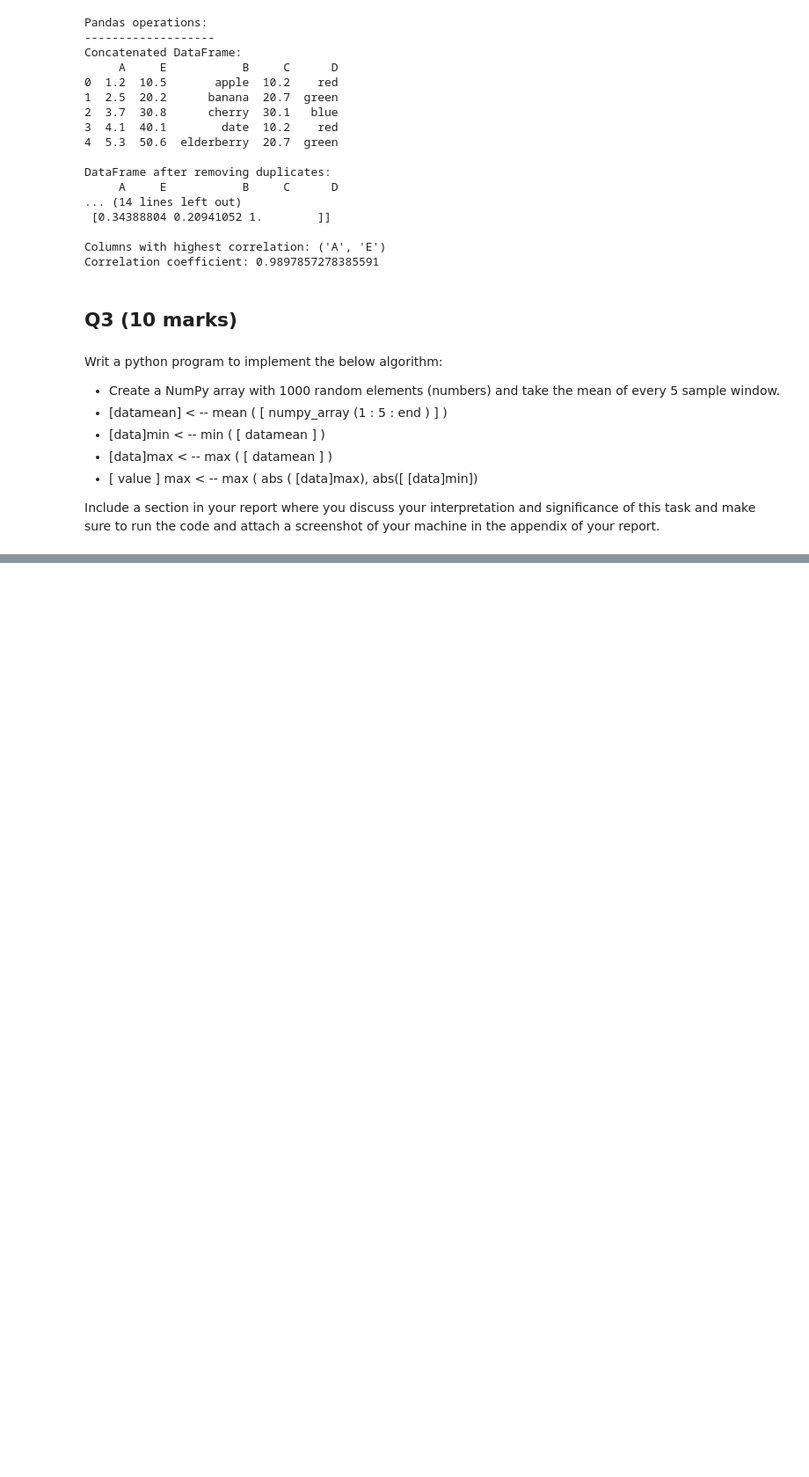
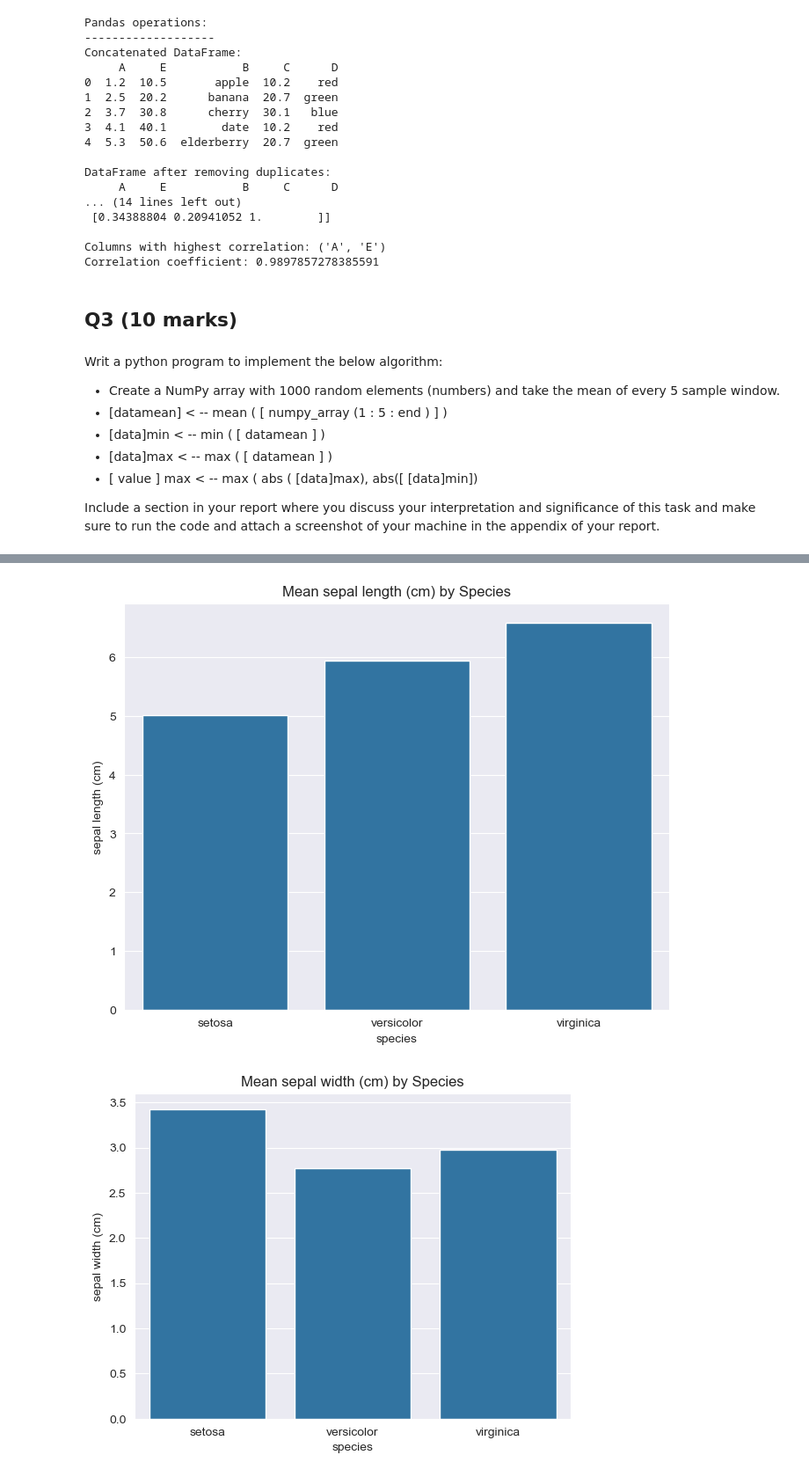
Before and after one commit to sba24130/sba24130---CA1--Programming-for-AI-, a Jupyter notebook: Assignment_1_Pgm.ipynb, the cells around one changed output, grey strips where cells are left out. Shown at 88% size. Saved outputs shown, nothing was run; the diff lists cells and outputs as text; code cells hidden in the pictures; blank space fills up the shorter version.

```diff
--- a/Assignment_1_Pgm.ipynb
+++ b/Assignment_1_Pgm.ipynb
@@ -240,0 +481,11 @@ Original NumPy array:
+# %%
+# Group data by species and plot mean values
+grouped = df.groupby('species')[feature_names].mean().reset_index()  # Group data by species and calculate mean values
+plt.figure(figsize=(8, 6))
+for feature in feature_names:
+    sns.barplot(data=grouped, x='species', y=feature)  # Plot a bar chart of mean feature values grouped by species
+    plt.title(f"Mean {feature} by Species")
+    plt.show()
+# %% [output]
+[figure, added]
+[figure, added]
```
Also changed, not shown: parts of 30 cells of this notebook.
